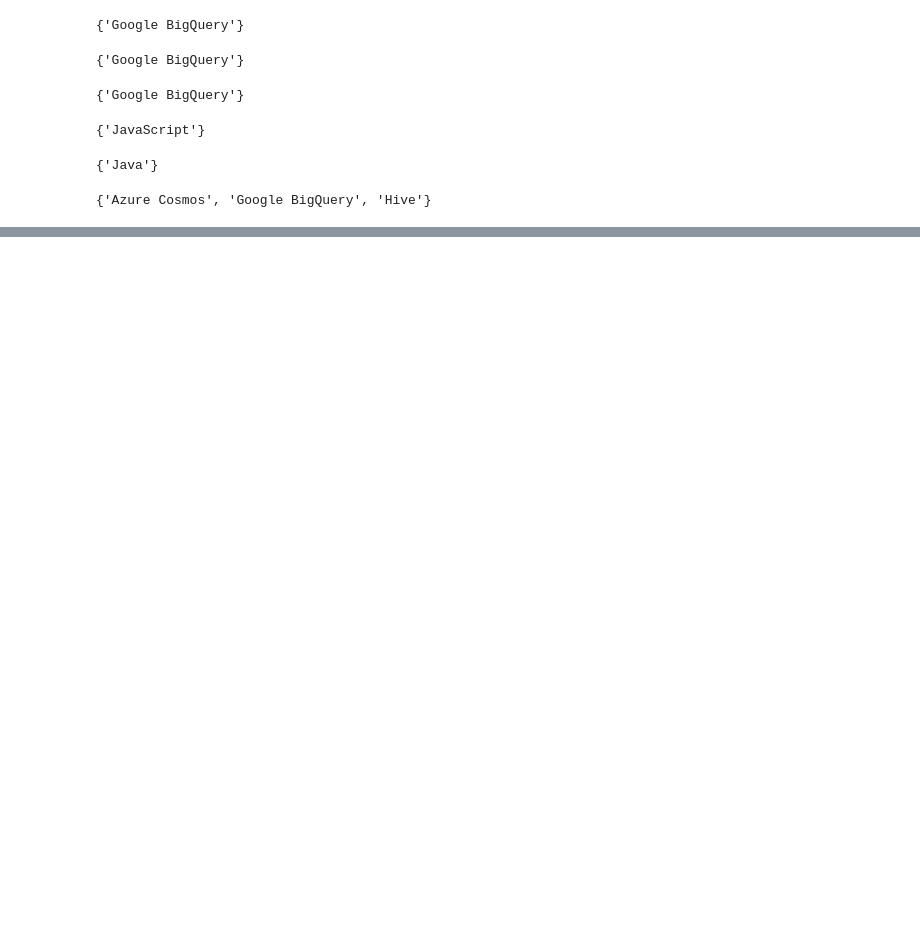
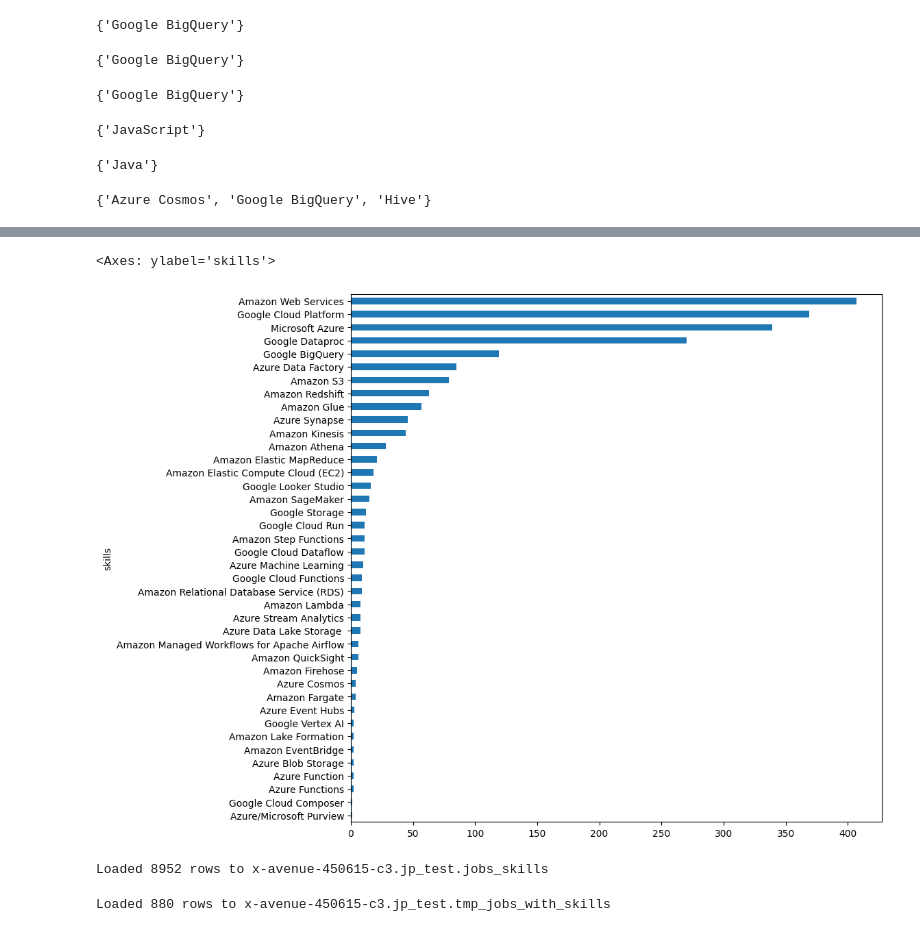
Before and after one commit to SaschaKay/jobs-research, a Jupyter notebook: explore/rapidapi_jobs_posting_skills.ipynb, the cells around one changed output, grey strips where cells are left out. Saved outputs shown, nothing was run; the diff lists cells and outputs as text; code cells hidden in the pictures; blank space fills up the shorter version.

```diff
--- a/explore/rapidapi_jobs_posting_skills.ipynb
+++ b/explore/rapidapi_jobs_posting_skills.ipynb
@@ -430,0 +537,24 @@ Name: count, dtype: int64
+# %%
+skills_value_counts[
+    (skills_value_counts.index.map(lambda x: x in all_cloud_skills_set))
+].sort_values().plot(kind="barh", figsize=(10, 10))
+# %% [output]
+<Axes: ylabel='skills'>
+[figure, added]
+# %%
+from common.utils import df_to_bq
+
+df_to_bq(df_skills, "jobs_skills", "jp_test", project, bq_client=None, truncate=False)
+# %% [output]
+Loaded 8952 rows to x-avenue-450615-c3.jp_test.jobs_skills
+# %%
+df_to_bq(
+    df_posting,
+    "tmp_jobs_with_skills",
+    "jp_test",
+    project,
+    bq_client=None,
+    truncate=False,
+)
+# %% [output]
+Loaded 880 rows to x-avenue-450615-c3.jp_test.tmp_jobs_with_skills
```
Also changed, not shown: parts of 28 cells of this notebook, 1 other file.
